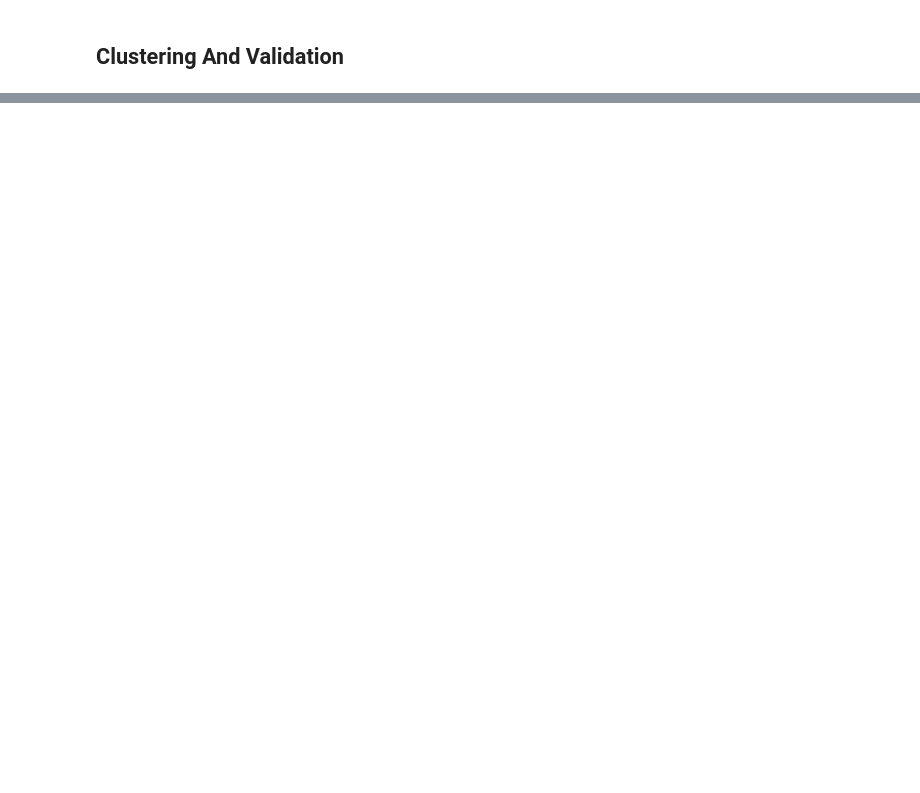
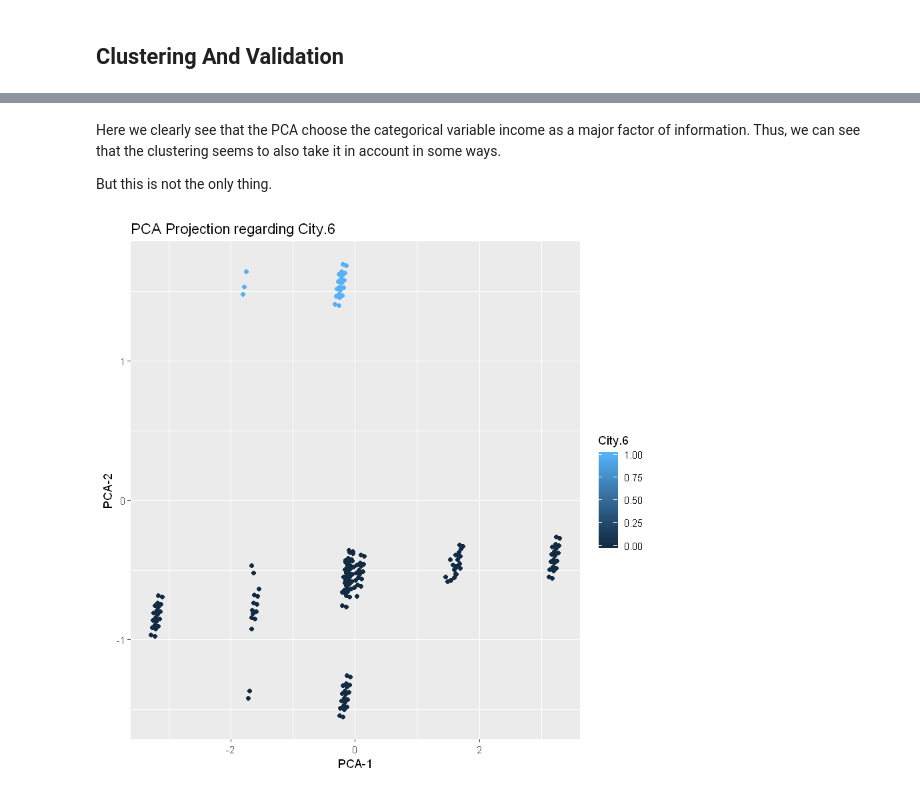
Before and after one commit to camilleAmaury/Master2DS, a Jupyter notebook: PatternMiningSocialNetworkAnalysis/Exercise/29-10-2020/rendu_juge_antheaume/r_part.ipynb, the cells around one changed output, grey strips where cells are left out. Cells and saved outputs as stored; diff of their text form; code cells hidden in the pictures; blank space fills up the shorter version.

```diff
--- a/PatternMiningSocialNetworkAnalysis/Exercise/29-10-2020/rendu_juge_antheaume/r_part.ipynb
+++ b/PatternMiningSocialNetworkAnalysis/Exercise/29-10-2020/rendu_juge_antheaume/r_part.ipynb
@@ -350,0 +388,10 @@ df[1:6,]
+# %% [markdown]
+Here we clearly see that the PCA choose the categorical variable income as a major factor of information. Thus, we can see that the clustering seems to also take it in account in some ways.
+
+But this is not the only thing.
+# %%
+qplot(pca_df$li[,1], pca_df$li[,2], colour = df$City.6) +
+labs(title= "PCA Projection regarding City.6", color = "City.6") +
+xlab("PCA-1") + ylab("PCA-2")
+# %% [output]
+[figure, added]
```
Also changed, not shown: parts of 32 cells of this notebook.
